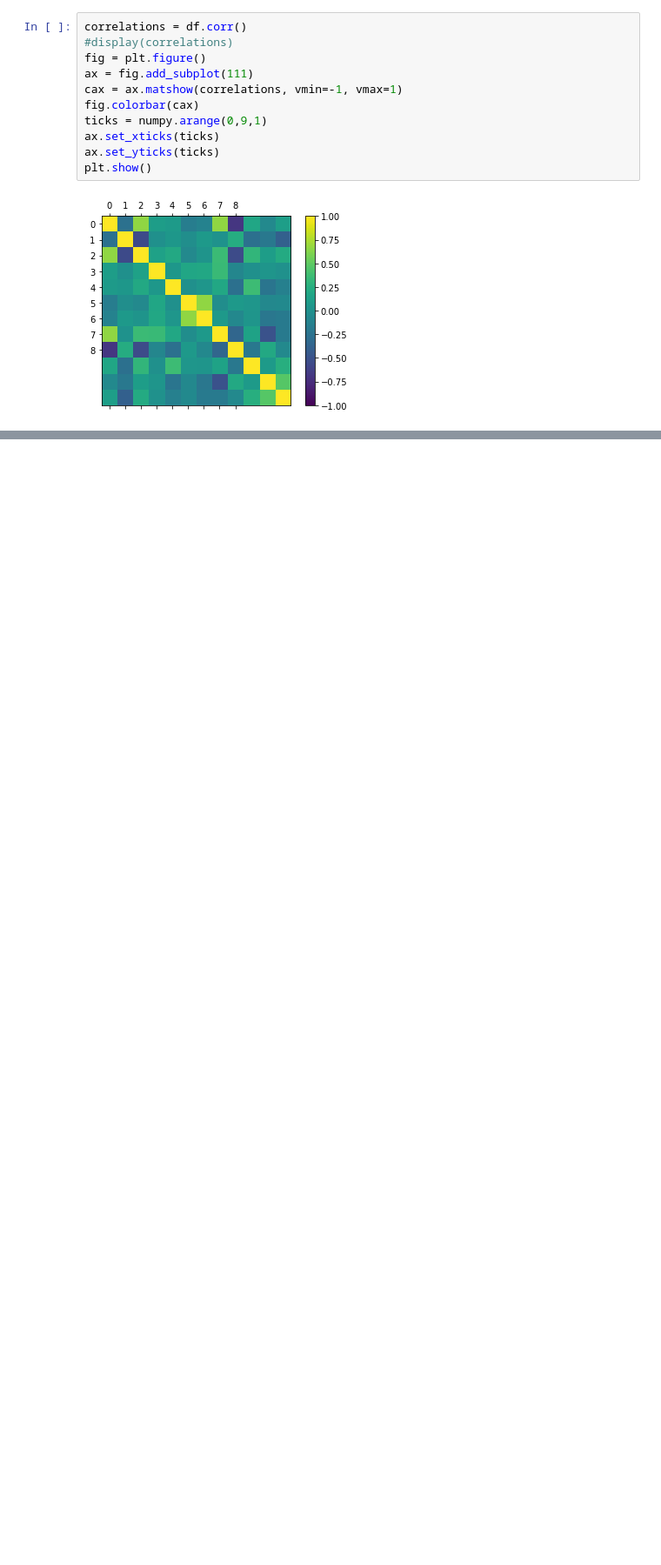
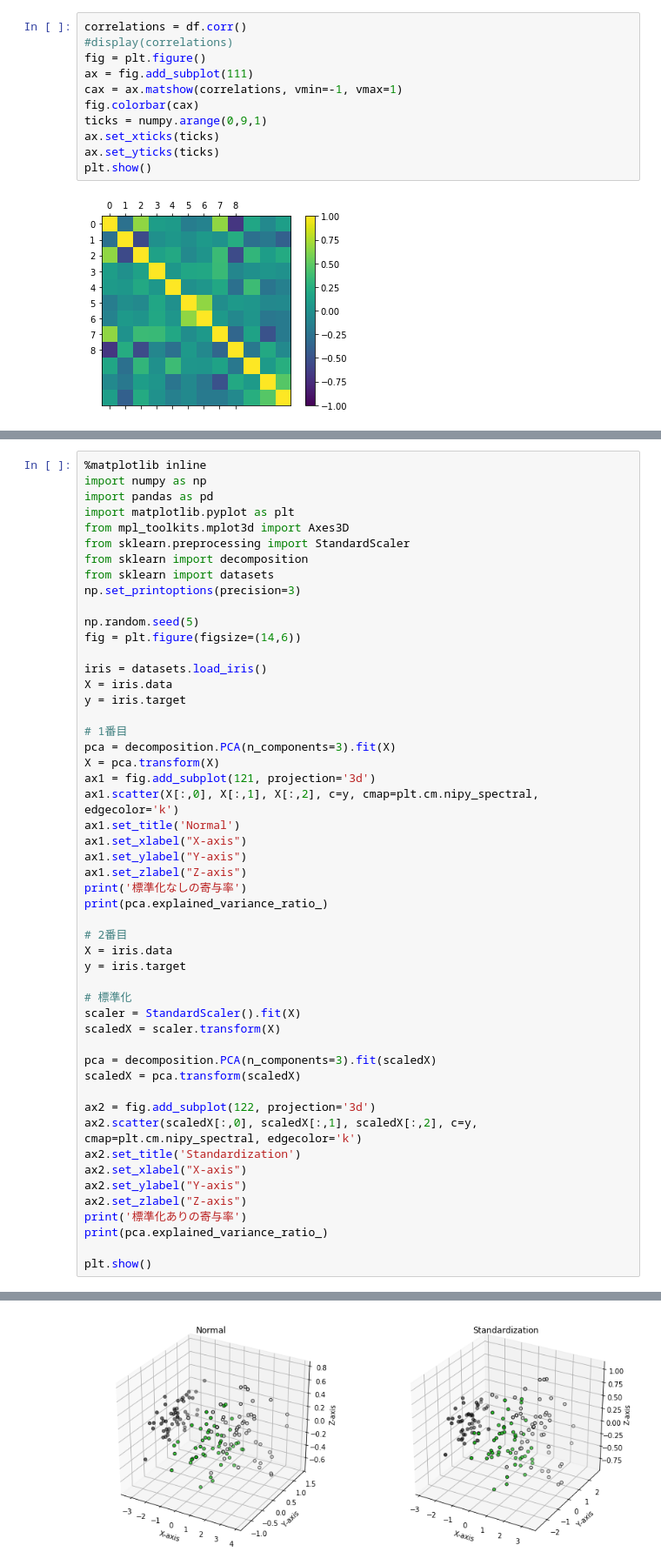
Before and after one commit to furukawa-laboratory/workout_report_2019, a Jupyter notebook: trainee/tsuno/preprocessing/data_processing.ipynb, the cells around one changed output, grey strips where cells are left out. Shown at 87% size. Saved outputs shown, nothing was run; the diff lists cells and outputs as text; blank space fills up the shorter version.

```diff
--- a/trainee/tsuno/preprocessing/data_processing.ipynb
+++ b/trainee/tsuno/preprocessing/data_processing.ipynb
@@ -259,0 +328,52 @@ array([[<matplotlib.axes._subplots.AxesSubplot object at 0x...>,
+# %%
+%matplotlib inline
+import numpy as np
+import pandas as pd
+import matplotlib.pyplot as plt
+from mpl_toolkits.mplot3d import Axes3D
+from sklearn.preprocessing import StandardScaler
+from sklearn import decomposition
+from sklearn import datasets
+np.set_printoptions(precision=3)
+
+np.random.seed(5)
+fig = plt.figure(figsize=(14,6))
+
+iris = datasets.load_iris()
+X = iris.data
+y = iris.target
+
+# 1番目
+pca = decomposition.PCA(n_components=3).fit(X)
+X = pca.transform(X)
+ax1 = fig.add_subplot(121, projection='3d')
+ax1.scatter(X[:,0], X[:,1], X[:,2], c=y, cmap=plt.cm.nipy_spectral, edgecolor='k')
+ax1.set_title('Normal')
+ax1.set_xlabel("X-axis")
+ax1.set_ylabel("Y-axis")
+ax1.set_zlabel("Z-axis")
+print('標準化なしの寄与率')
+print(pca.explained_variance_ratio_)
+
+# 2番目
+X = iris.data
+y = iris.target
+
+# 標準化
+scaler = StandardScaler().fit(X)
+scaledX = scaler.transform(X)
+
+pca = decomposition.PCA(n_components=3).fit(scaledX)
+scaledX = pca.transform(scaledX)
+
+ax2 = fig.add_subplot(122, projection='3d')
+ax2.scatter(scaledX[:,0], scaledX[:,1], scaledX[:,2], c=y, cmap=plt.cm.nipy_spectral, edgecolor='k')
+ax2.set_title('Standardization')
+ax2.set_xlabel("X-axis")
+ax2.set_ylabel("Y-axis")
+ax2.set_zlabel("Z-axis")
+print('標準化ありの寄与率')
+print(pca.explained_variance_ratio_)
+
+plt.show()
+# %% [output]
@@ -259,0 +384 @@ array([[<matplotlib.axes._subplots.AxesSubplot object at 0x...>,
+[figure, added]
```
Also changed, not shown: parts of 53 cells of this notebook.
